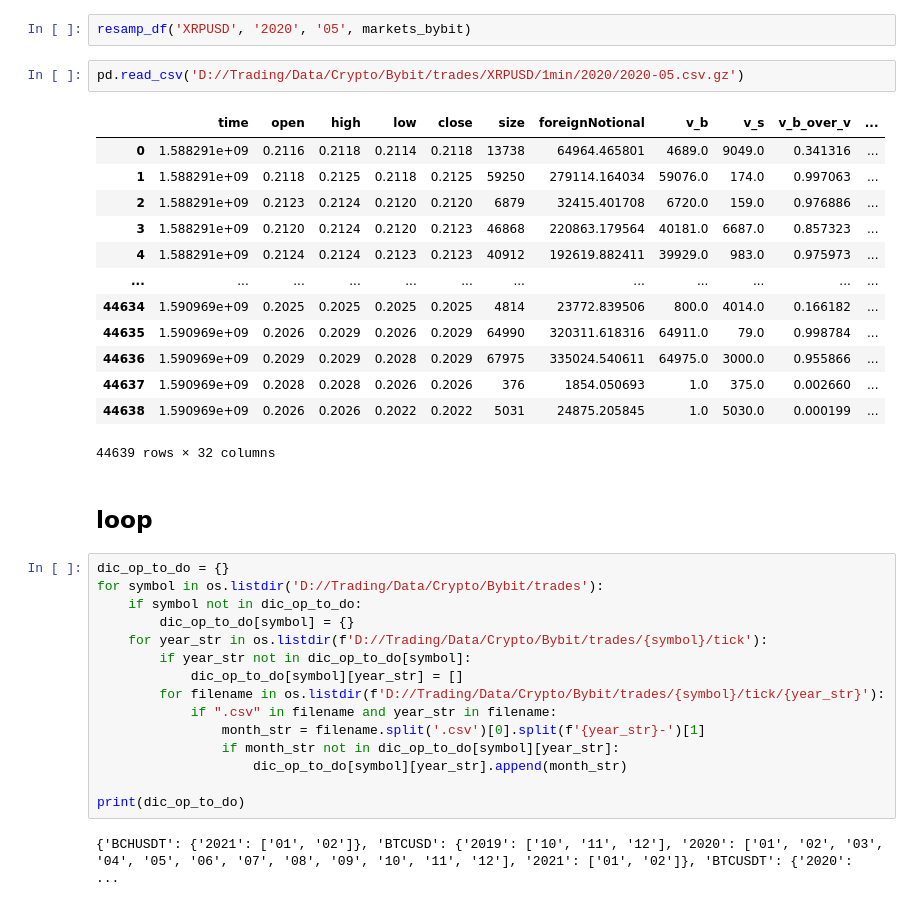
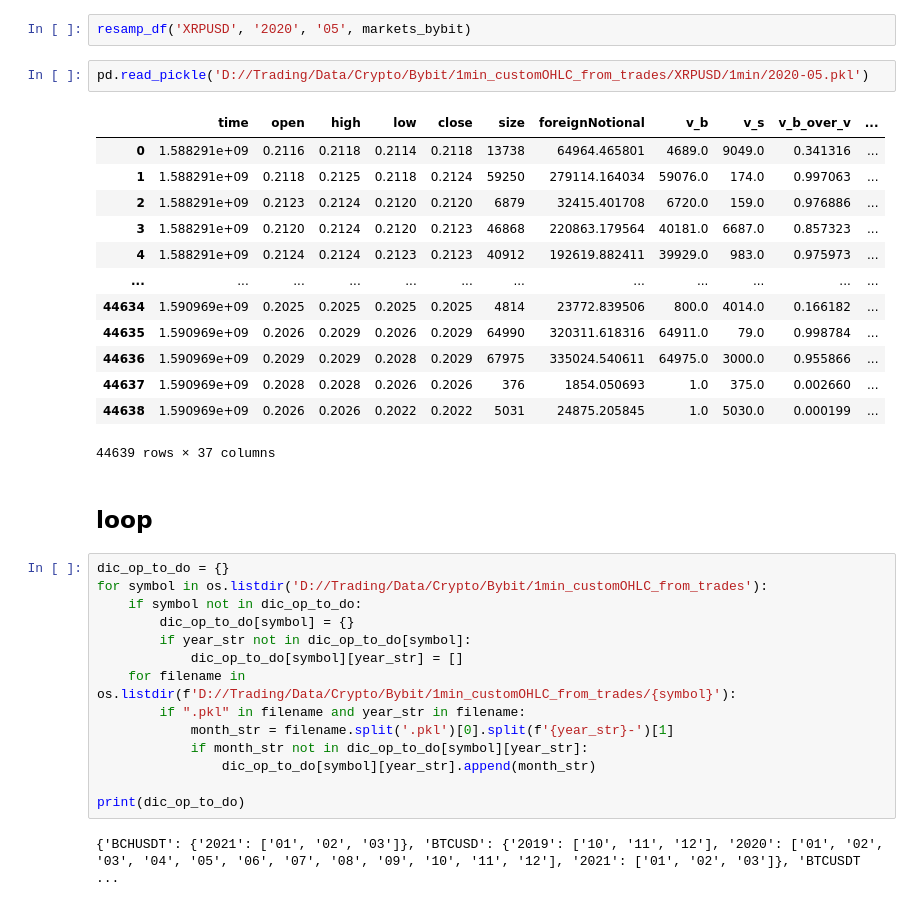
Before and after one commit to noaillypau/Polyvalent_Backtester_3, a Jupyter notebook: datas/bybit.ipynb, the cells around one changed output. Saved outputs shown, nothing was run; the diff lists cells and outputs as text.

```diff
--- a/datas/bybit.ipynb
+++ b/datas/bybit.ipynb
@@ -713,11 +724,11 @@ markets_bybit = {market['id']:market for market in ccxt.bybit().fetch_markets()}
 # %%
 resamp_df('XRPUSD', '2020', '05', markets_bybit)
 # %%
-pd.read_csv('D://Trading/Data/Crypto/Bybit/trades/XRPUSD/1min/2020/2020-05.csv.gz')
+pd.read_pickle('D://Trading/Data/Crypto/Bybit/1min_customOHLC_from_trades/XRPUSD/1min/2020-05.pkl')
 # %% [output]
 |  | time | open | high | low | close | size | foreignNotional | v_b | v_s | v_b_over_v | ... |
 | 0 | 1.588291e+09 | 0.2116 | 0.2118 | 0.2114 | 0.2118 | 13738 | 64964.465801 | 4689.0 | 9049.0 | 0.341316 | ... |
-| 1 | 1.588291e+09 | 0.2118 | 0.2125 | 0.2118 | 0.2125 | 59250 | 279114.164034 | 59076.0 | 174.0 | 0.997063 | ... |
+| 1 | 1.588291e+09 | 0.2118 | 0.2125 | 0.2118 | 0.2124 | 59250 | 279114.164034 | 59076.0 | 174.0 | 0.997063 | ... |
 | 2 | 1.588291e+09 | 0.2123 | 0.2124 | 0.2120 | 0.2120 | 6879 | 32415.401708 | 6720.0 | 159.0 | 0.976886 | ... |
 | 3 | 1.588291e+09 | 0.2120 | 0.2124 | 0.2120 | 0.2123 | 46868 | 220863.179564 | 40181.0 | 6687.0 | 0.857323 | ... |
 | 4 | 1.588291e+09 | 0.2124 | 0.2124 | 0.2123 | 0.2123 | 40912 | 192619.882411 | 39929.0 | 983.0 | 0.975973 | ... |
@@ -727,25 +738,24 @@ pd.read_csv('D://Trading/Data/Crypto/Bybit/trades/XRPUSD/1min/2020/2020-05.csv.g
 | 44636 | 1.590969e+09 | 0.2029 | 0.2029 | 0.2028 | 0.2029 | 67975 | 335024.540611 | 64975.0 | 3000.0 | 0.955866 | ... |
 | 44637 | 1.590969e+09 | 0.2028 | 0.2028 | 0.2026 | 0.2026 | 376 | 1854.050693 | 1.0 | 375.0 | 0.002660 | ... |
 | 44638 | 1.590969e+09 | 0.2026 | 0.2026 | 0.2022 | 0.2022 | 5031 | 24875.205845 | 1.0 | 5030.0 | 0.000199 | ... |
-44639 rows × 32 columns
+44639 rows × 37 columns
 # %% [markdown]
 ## loop
 # %%
 dic_op_to_do = {}
-for symbol in os.listdir('D://Trading/Data/Crypto/Bybit/trades'):
+for symbol in os.listdir('D://Trading/Data/Crypto/Bybit/1min_customOHLC_from_trades'):
     if symbol not in dic_op_to_do:
         dic_op_to_do[symbol] = {}
-    for year_str in os.listdir(f'D://Trading/Data/Crypto/Bybit/trades/{symbol}/tick'):
         if year_str not in dic_op_to_do[symbol]:
             dic_op_to_do[symbol][year_str] = []
-        for filename in os.listdir(f'D://Trading/Data/Crypto/Bybit/trades/{symbol}/tick/{year_str}'):
-            if ".csv" in filename and year_str in filename:
-                month_str = filename.split('.csv')[0].split(f'{year_str}-')[1]
-                if month_str not in dic_op_to_do[symbol][year_str]:
-                    dic_op_to_do[symbol][year_str].append(month_str)
+    for filename in os.listdir(f'D://Trading/Data/Crypto/Bybit/1min_customOHLC_from_trades/{symbol}'):
+        if ".pkl" in filename and year_str in filename:
+            month_str = filename.split('.pkl')[0].split(f'{year_str}-')[1]
+            if month_str not in dic_op_to_do[symbol][year_str]:
+                dic_op_to_do[symbol][year_str].append(month_str)
 
 print(dic_op_to_do)
 # %% [output]
-{'BCHUSDT': {'2021': ['01', '02']}, 'BTCUSD': {'2019': ['10', '11', '12'], '2020': ['01', '02', '03', '04', '05', '06', '07', '08', '09', '10', '11', '12'], '2021': ['01', '02']}, 'BTCUSDT': {'2020':  ...
+{'BCHUSDT': {'2021': ['01', '02', '03']}, 'BTCUSD': {'2019': ['10', '11', '12'], '2020': ['01', '02', '03', '04', '05', '06', '07', '08', '09', '10', '11', '12'], '2021': ['01', '02', '03']}, 'BTCUSDT ...
 # %%
 for symbol in dic_op_to_do.keys():
```
Also changed, not shown: parts of 10 cells of this notebook.
